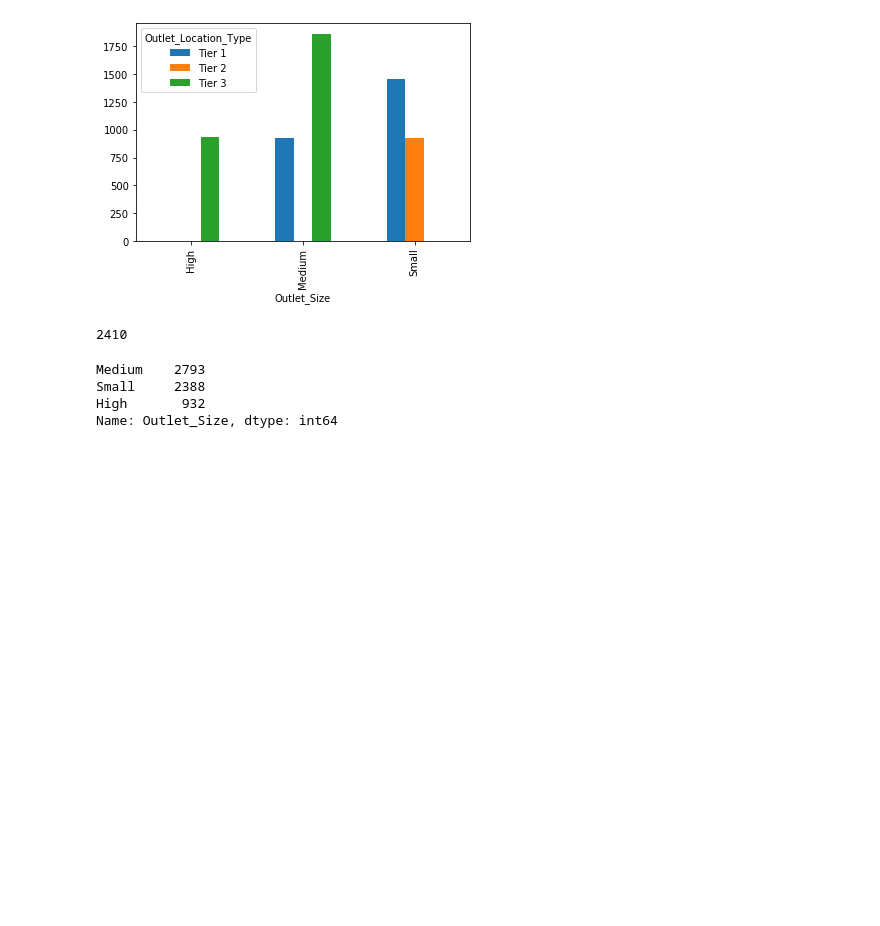
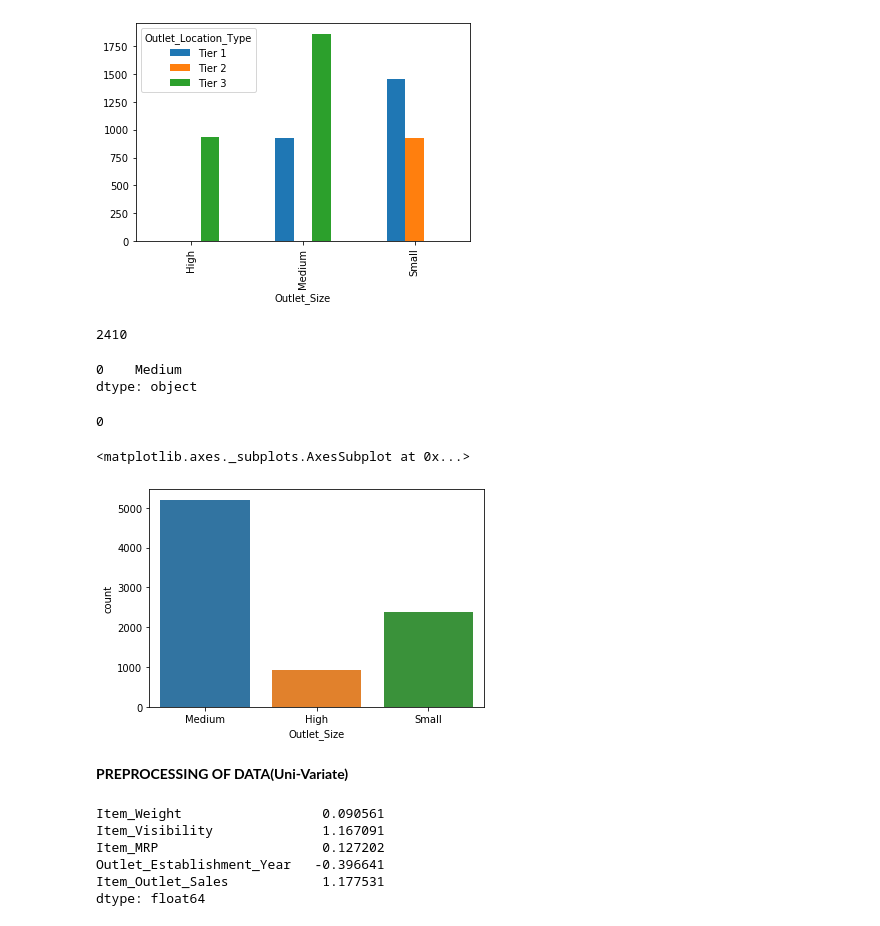
Before and after one commit to DSamson24/Big_Mart_Sales, a Jupyter notebook: Big_Mart_Sales.ipynb, the cells around one changed output. Cells and saved outputs as stored; diff of their text form; code cells hidden in the pictures; blank space fills up the shorter version.

```diff
--- a/Big_Mart_Sales.ipynb
+++ b/Big_Mart_Sales.ipynb
@@ -103,10 +103,23 @@ table1.plot(kind='bar')
 big_mart['Outlet_Size'].isnull().sum()
 # %% [output]
 2410
+# %%
+mode=big_mart['Outlet_Size'].mode()
+# %%
+mode
+# %% [output]
+0    Medium
+dtype: object
+# %%
+big_mart['Outlet_Size']=big_mart['Outlet_Size'].fillna(mode[0])
 # %%
-big_mart['Outlet_Size'].value_counts()
+big_mart['Outlet_Size'].isnull().sum()
 # %% [output]
-Medium    2793
-Small     2388
-High       932
-Name: Outlet_Size, dtype: int64
+0
+# %%
+sns.countplot(x='Outlet_Size',data=big_mart)
+# %% [output]
+<matplotlib.axes._subplots.AxesSubplot at 0x...>
+[figure, added]
+# %% [markdown]
+**PREPROCESSING OF DATA(Uni-Variate)**
@@ -112,0 +128,9 @@ Name: Outlet_Size, dtype: int64
+# %%
+skewness
+# %% [output]
+Item_Weight                  0.090561
+Item_Visibility              1.167091
+Item_MRP                     0.127202
+Outlet_Establishment_Year   -0.396641
+Item_Outlet_Sales            1.177531
+dtype: float64
```
Also changed, not shown: parts of 3 cells of this notebook.
